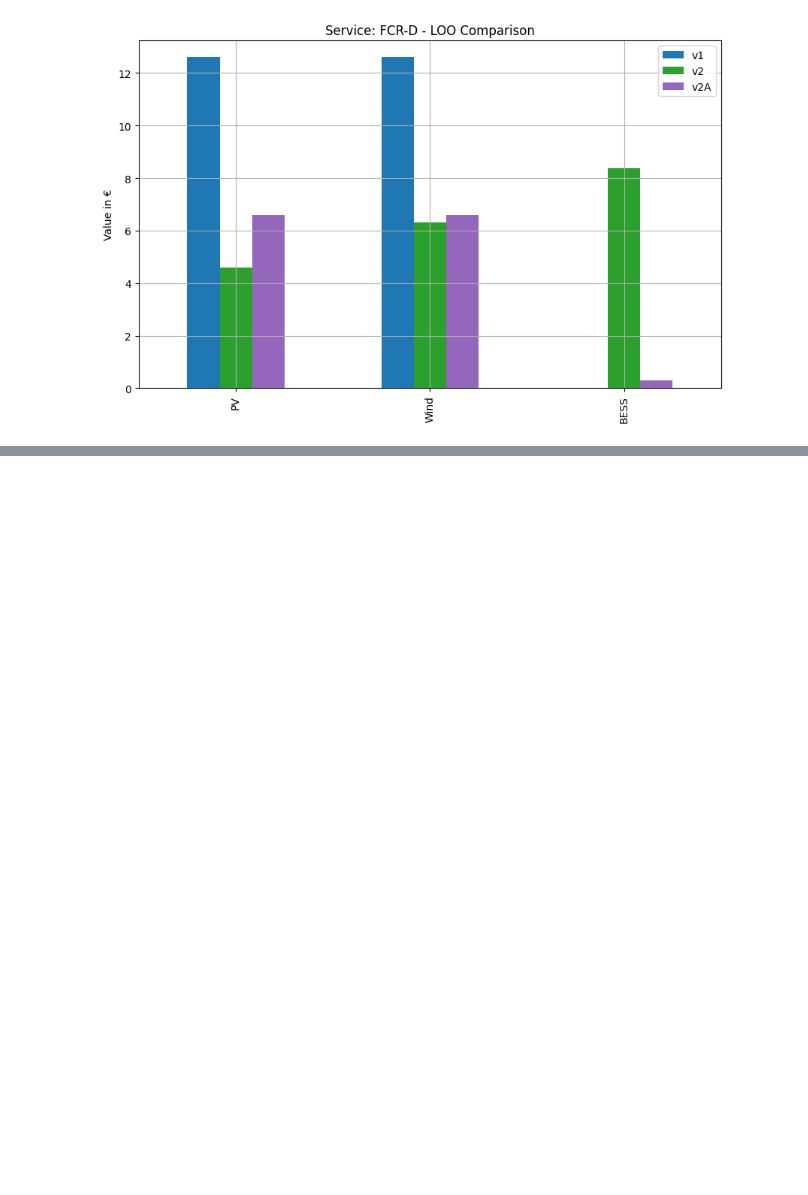
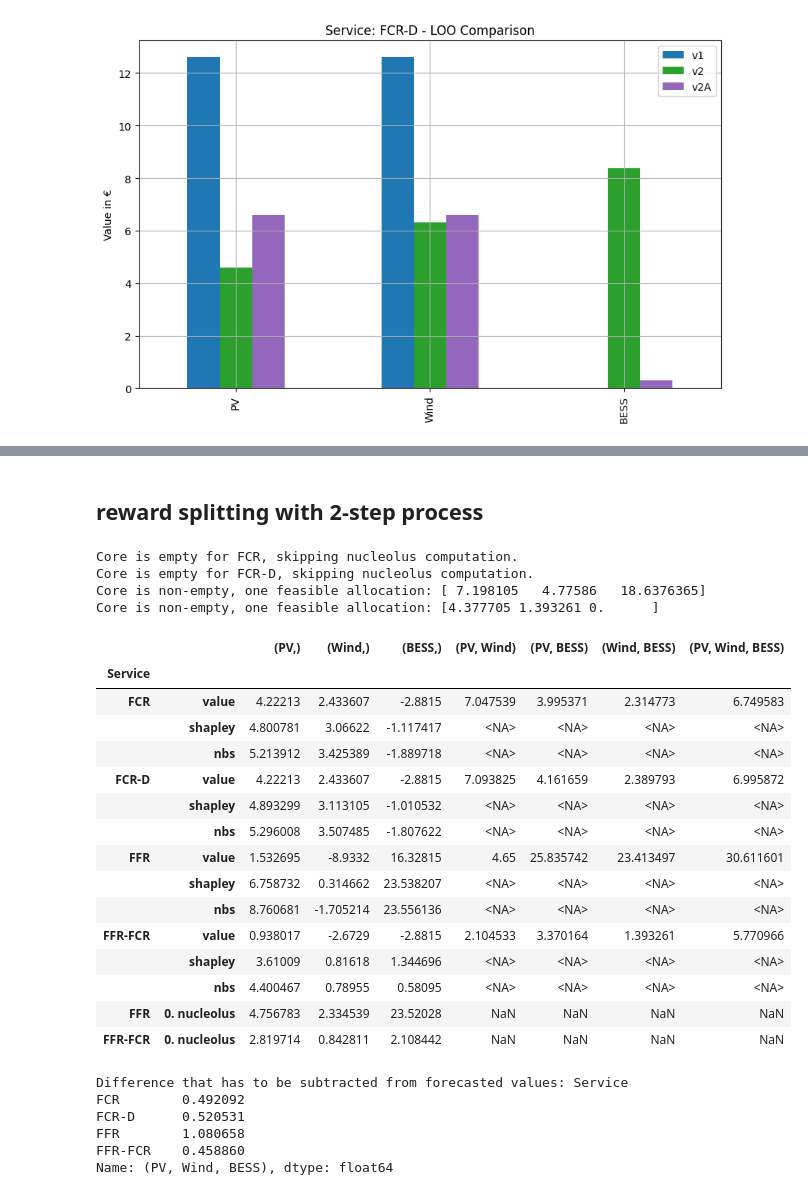
Before and after one commit to cvonholly/dvpp_reward_mechanism, a Jupyter notebook: visualize.ipynb, the cells around one changed output, grey strips where cells are left out. Saved outputs shown, nothing was run; the diff lists cells and outputs as text; code cells hidden in the pictures; blank space fills up the shorter version.

Commit message:
implement 2-setp uncertaintt process

```diff
--- a/visualize.ipynb
+++ b/visualize.ipynb
@@ -716,0 +865,39 @@ for service in df_v1.index.get_level_values(0).unique():
+# %% [markdown]
+## reward splitting with 2-step process
+# %%
+# 1. step: every player gets the df_forecast value, the expected reward
+df_step1 = add_reward_mechanisms(df_forecast, players)
+df_step1
+# %% [output]
+Core is empty for FCR, skipping nucleolus computation.
+Core is empty for FCR-D, skipping nucleolus computation.
+Core is non-empty, one feasible allocation: [ 7.198105   4.77586   18.6376365]
+Core is non-empty, one feasible allocation: [4.377705 1.393261 0.      ]
+|  |  | (PV,) | (Wind,) | (BESS,) | (PV, Wind) | (PV, BESS) | (Wind, BESS) | (PV, Wind, BESS) |
+| Service |  |  |  |  |  |  |  |  |
+| FCR | value | 4.22213 | 2.433607 | -2.8815 | 7.047539 | 3.995371 | 2.314773 | 6.749583 |
+|  | shapley | 4.800781 | 3.06622 | -1.117417 | <NA> | <NA> | <NA> | <NA> |
+|  | nbs | 5.213912 | 3.425389 | -1.889718 | <NA> | <NA> | <NA> | <NA> |
+| FCR-D | value | 4.22213 | 2.433607 | -2.8815 | 7.093825 | 4.161659 | 2.389793 | 6.995872 |
+|  | shapley | 4.893299 | 3.113105 | -1.010532 | <NA> | <NA> | <NA> | <NA> |
+|  | nbs | 5.296008 | 3.507485 | -1.807622 | <NA> | <NA> | <NA> | <NA> |
+| FFR | value | 1.532695 | -8.9332 | 16.32815 | 4.65 | 25.835742 | 23.413497 | 30.611601 |
+|  | shapley | 6.758732 | 0.314662 | 23.538207 | <NA> | <NA> | <NA> | <NA> |
+|  | nbs | 8.760681 | -1.705214 | 23.556136 | <NA> | <NA> | <NA> | <NA> |
+| FFR-FCR | value | 0.938017 | -2.6729 | -2.8815 | 2.104533 | 3.370164 | 1.393261 | 5.770966 |
+|  | shapley | 3.61009 | 0.81618 | 1.344696 | <NA> | <NA> | <NA> | <NA> |
+|  | nbs | 4.400467 | 0.78955 | 0.58095 | <NA> | <NA> | <NA> | <NA> |
+| FFR | 0. nucleolus | 4.756783 | 2.334539 | 23.52028 | NaN | NaN | NaN | NaN |
+| FFR-FCR | 0. nucleolus | 2.819714 | 0.842811 | 2.108442 | NaN | NaN | NaN | NaN |
+# %%
+# 2. step: the real reward may be  different then the forecasted reward. thus, we compute the difference and split it again
+grand_coalition = tuple(players)
+diff = df_forecast[grand_coalition] - df_real[grand_coalition]
+print(f"Difference that has to be subtracted from forecasted values: {diff}")
+# %% [output]
+Difference that has to be subtracted from forecasted values: Service
+FCR        0.492092
+FCR-D      0.520531
+FFR        1.080658
+FFR-FCR    0.458860
+Name: (PV, Wind, BESS), dtype: float64
```
Also changed, not shown: parts of 15 cells of this notebook, 6 other files.
